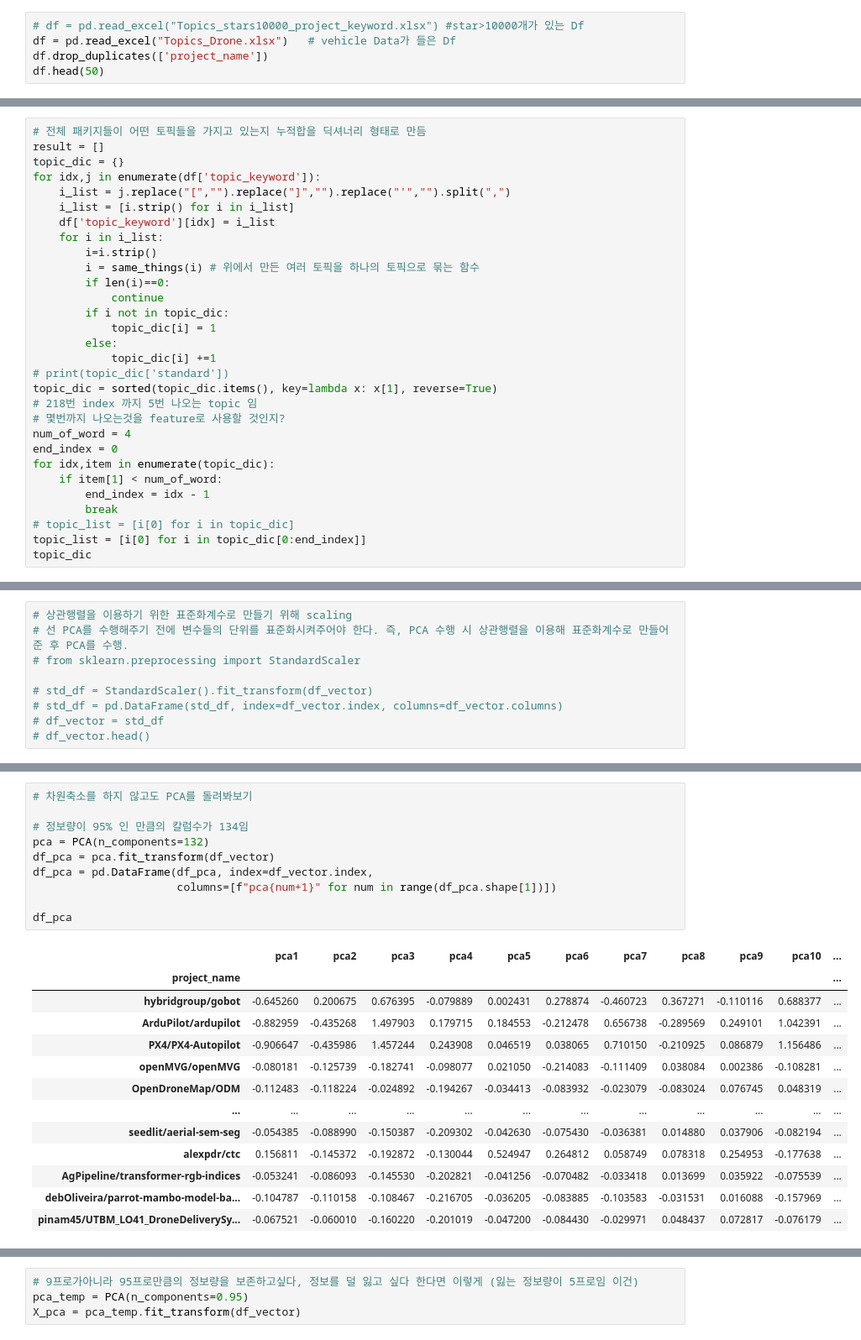
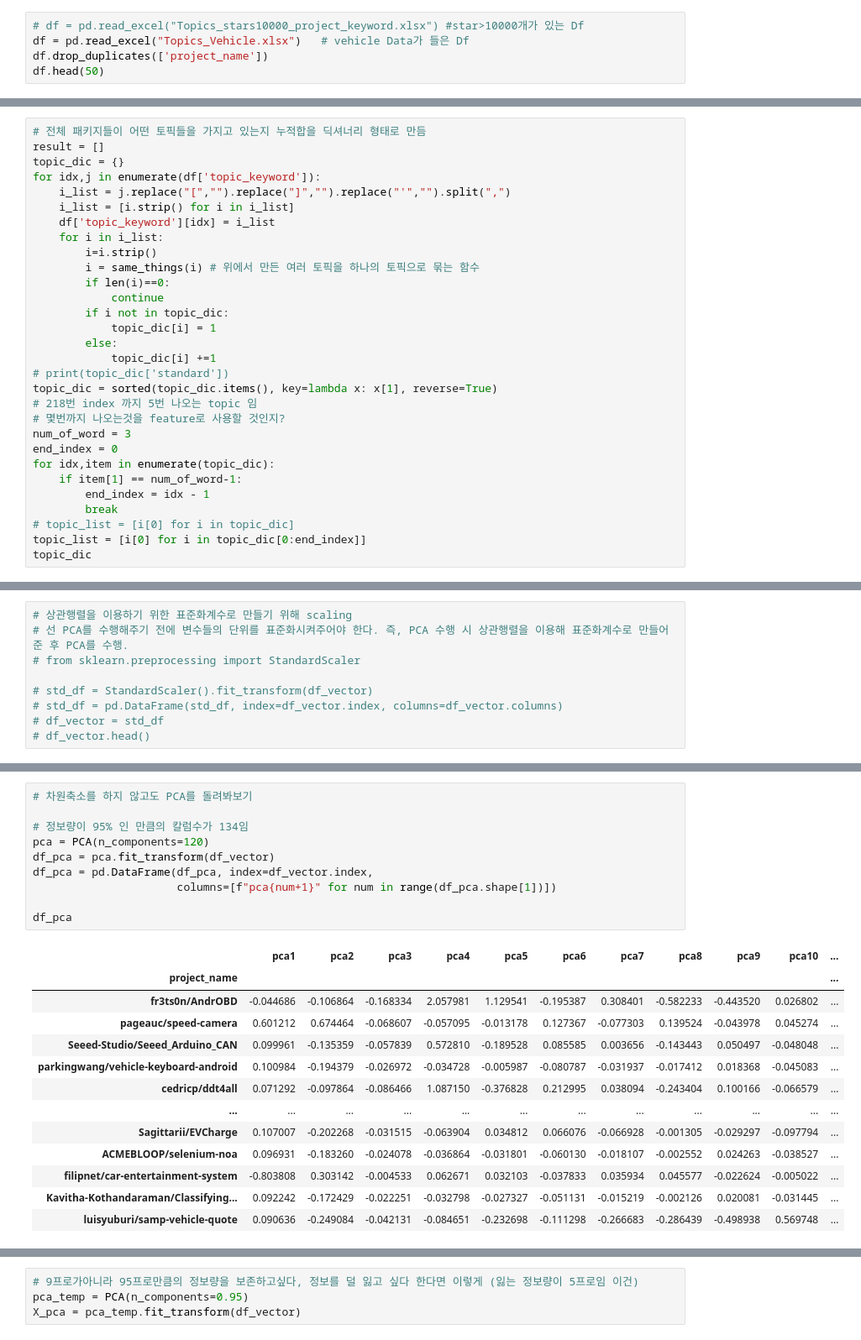
Before and after one commit to park1997/GitHub_Crawling_TextMining_Project, a Jupyter notebook: ParkByeongHyeon/Github_clustering.ipynb, the cells around one changed output, grey strips where cells are left out. Shown at 84% size. Cells and saved outputs as stored; diff of their text form.

```diff
--- a/ParkByeongHyeon/Github_clustering.ipynb
+++ b/ParkByeongHyeon/Github_clustering.ipynb
@@ -10,7 +10,7 @@ from sklearn.cluster import DBSCAN
 %matplotlib inline
 # %%
 # df = pd.read_excel("Topics_stars10000_project_keyword.xlsx") #star>10000개가 있는 Df
-df = pd.read_excel("Topics_Drone.xlsx")   # vehicle Data가 들은 Df
+df = pd.read_excel("Topics_Vehicle.xlsx")   # vehicle Data가 들은 Df
 df.drop_duplicates(['project_name'])
 df.head(50)
 # %% [output]
@@ -151,10 +151,10 @@ for idx,j in enumerate(df['topic_keyword']):
 topic_dic = sorted(topic_dic.items(), key=lambda x: x[1], reverse=True)
 # 218번 index 까지 5번 나오는 topic 임
 # 몇번까지 나오는것을 feature로 사용할 것인지?
-num_of_word = 4
+num_of_word = 3
 end_index = 0
 for idx,item in enumerate(topic_dic):
-    if item[1] < num_of_word:
+    if item[1] == num_of_word-1:
         end_index = idx - 1
         break
 # topic_list = [i[0] for i in topic_dic]
@@ -269,24 +269,24 @@ df_vector.shape
 # %%
 # 차원축소를 하지 않고도 PCA를 돌려봐보기
 
 # 정보량이 95% 인 만큼의 칼럼수가 134임
-pca = PCA(n_components=132)
+pca = PCA(n_components=120)
 df_pca = pca.fit_transform(df_vector)
 df_pca = pd.DataFrame(df_pca, index=df_vector.index,
                       columns=[f"pca{num+1}" for num in range(df_pca.shape[1])])
 
 df_pca
 # %% [output]
 |  | pca1 | pca2 | pca3 | pca4 | pca5 | pca6 | pca7 | pca8 | pca9 | pca10 | ... |
 | project_name |  |  |  |  |  |  |  |  |  |  | ... |
-| hybridgroup/gobot | -0.645260 | 0.200675 | 0.676395 | -0.079889 | 0.002431 | 0.278874 | -0.460723 | 0.367271 | -0.110116 | 0.688377 | ... |
-| ArduPilot/ardupilot | -0.882959 | -0.435268 | 1.497903 | 0.179715 | 0.184553 | -0.212478 | 0.656738 | -0.289569 | 0.249101 | 1.042391 | ... |
-| PX4/PX4-Autopilot | -0.906647 | -0.435986 | 1.457244 | 0.243908 | 0.046519 | 0.038065 | 0.710150 | -0.210925 | 0.086879 | 1.156486 | ... |
-| openMVG/openMVG | -0.080181 | -0.125739 | -0.182741 | -0.098077 | 0.021050 | -0.214083 | -0.111409 | 0.038084 | 0.002386 | -0.108281 | ... |
-| OpenDroneMap/ODM | -0.112483 | -0.118224 | -0.024892 | -0.194267 | -0.034413 | -0.083932 | -0.023079 | -0.083024 | 0.076745 | 0.048319 | ... |
+| fr3ts0n/AndrOBD | -0.044686 | -0.106864 | -0.168334 | 2.057981 | 1.129541 | -0.195387 | 0.308401 | -0.582233 | -0.443520 | 0.026802 | ... |
+| pageauc/speed-camera | 0.601212 | 0.674464 | -0.068607 | -0.057095 | -0.013178 | 0.127367 | -0.077303 | 0.139524 | -0.043978 | 0.045274 | ... |
+| Seeed-Studio/Seeed_Arduino_CAN | 0.099961 | -0.135359 | -0.057839 | 0.572810 | -0.189528 | 0.085585 | 0.003656 | -0.143443 | 0.050497 | -0.048048 | ... |
+| parkingwang/vehicle-keyboard-android | 0.100984 | -0.194379 | -0.026972 | -0.034728 | -0.005987 | -0.080787 | -0.031937 | -0.017412 | 0.018368 | -0.045083 | ... |
+| cedricp/ddt4all | 0.071292 | -0.097864 | -0.086466 | 1.087150 | -0.376828 | 0.212995 | 0.038094 | -0.243404 | 0.100166 | -0.066579 | ... |
 | ... | ... | ... | ... | ... | ... | ... | ... | ... | ... | ... | ... |
-| seedlit/aerial-sem-seg | -0.054385 | -0.088990 | -0.150387 | -0.209302 | -0.042630 | -0.075430 | -0.036381 | 0.014880 | 0.037906 | -0.082194 | ... |
-| alexpdr/ctc | 0.156811 | -0.145372 | -0.192872 | -0.130044 | 0.524947 | 0.264812 | 0.058749 | 0.078318 | 0.254953 | -0.177638 | ... |
-| AgPipeline/transformer-rgb-indices | -0.053241 | -0.086093 | -0.145530 | -0.202821 | -0.041256 | -0.070482 | -0.033418 | 0.013699 | 0.035922 | -0.075539 | ... |
-| debOliveira/parrot-mambo-model-ba... | -0.104787 | -0.110158 | -0.108467 | -0.216705 | -0.036205 | -0.083885 | -0.103583 | -0.031531 | 0.016088 | -0.157969 | ... |
-| pinam45/UTBM_LO41_DroneDeliverySy... | -0.067521 | -0.060010 | -0.160220 | -0.201019 | -0.047200 | -0.084430 | -0.029971 | 0.048437 | 0.072817 | -0.076179 | ... |
+| Sagittarii/EVCharge | 0.107007 | -0.202268 | -0.031515 | -0.063904 | 0.034812 | 0.066076 | -0.066928 | -0.001305 | -0.029297 | -0.097794 | ... |
+| ACMEBLOOP/selenium-noa | 0.096931 | -0.183260 | -0.024078 | -0.036864 | -0.031801 | -0.060130 | -0.018107 | -0.002552 | 0.024263 | -0.038527 | ... |
+| filipnet/car-entertainment-system | -0.803808 | 0.303142 | -0.004533 | 0.062671 | 0.032103 | -0.037833 | 0.035934 | 0.045577 | -0.022624 | -0.005022 | ... |
+| Kavitha-Kothandaraman/Classifying... | 0.092242 | -0.172429 | -0.022251 | -0.032798 | -0.027327 | -0.051131 | -0.015219 | -0.002126 | 0.020081 | -0.031445 | ... |
+| luisyuburi/samp-vehicle-quote | 0.090636 | -0.249084 | -0.042131 | -0.084651 | -0.232698 | -0.111298 | -0.266683 | -0.286439 | -0.498938 | 0.569748 | ... |
```
Also changed, not shown: parts of 33 cells of this notebook, 13 other files.
